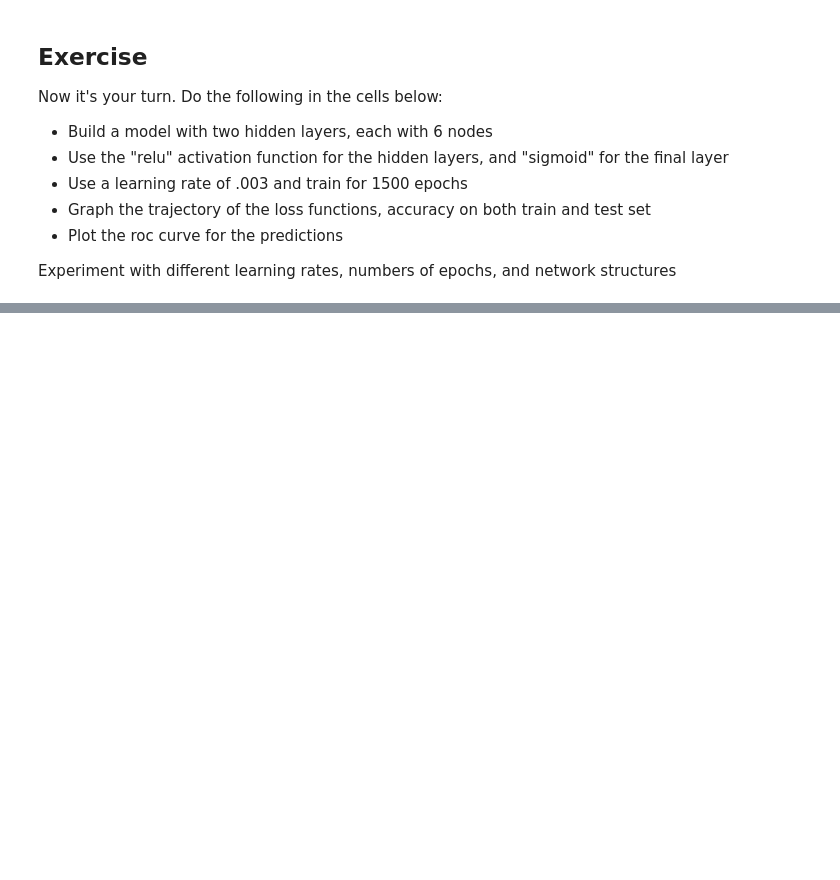
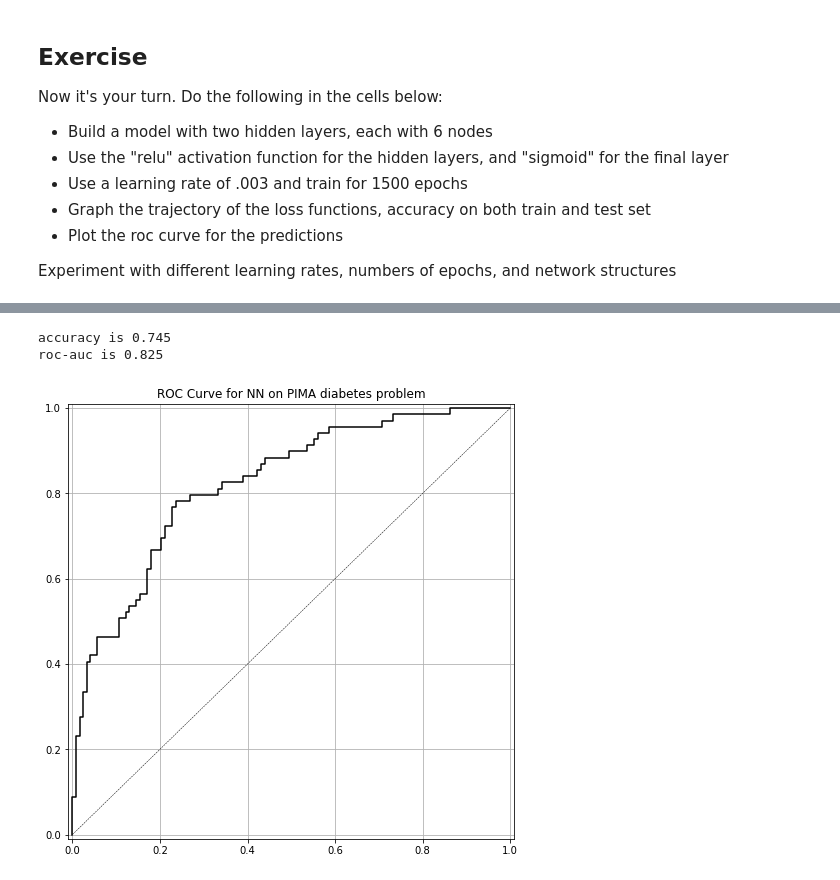
Before and after one commit to viniciusfdev/artificialInteligence, a Jupyter notebook: neuralNetwork/Keras_First_NN_HW.ipynb, the cells around one changed output, grey strips where cells are left out. Cells and saved outputs as stored; diff of their text form; code cells hidden in the pictures; blank space fills up the shorter version.

```diff
--- a/neuralNetwork/Keras_First_NN_HW.ipynb
+++ b/neuralNetwork/Keras_First_NN_HW.ipynb
@@ -300,3 +303,17 @@ Now it's your turn.  Do the following in the cells below:
 - Plot the roc curve for the predictions
 
 Experiment with different learning rates, numbers of epochs, and network structures
+# %%
+# Build a model with two hidden layers, each with 6 nodes
+# Use the "relu" activation function for the hidden layers, and "sigmoid" for the final layer
+
+model_2 = Sequential([
+    Dense(8, input_shape=(8,), activation="relu"),
+    Dense(8, activation="relu"),
+    Dense(1, activation="sigmoid")
+])
+# %%
+# Use a learning rate of .003 and train for 1500 epochs
+
+model_2.compile(SGD(lr = .003), "binary_crossentropy", metrics=["accuracy"])
+run_hist_2 = model_2.fit(X_train_norm, y_train, validation_data=(X_test_norm, y_test), epochs=2000)
@@ -302,0 +338,14 @@ Experiment with different learning rates, numbers of epochs, and network structu
+# %%
+y_pred_class_nn_2 = model_2.predict_classes(X_test_norm)
+y_pred_prob_nn_2 = model_2.predict(X_test_norm)
+# %%
+# Plot the roc curve for the predictions
+# Print model performance and plot the roc curve
+print('accuracy is {:.3f}'.format(accuracy_score(y_test,y_pred_class_nn_2)))
+print('roc-auc is {:.3f}'.format(roc_auc_score(y_test,y_pred_prob_nn_2)))
+
+plot_roc(y_test, y_pred_prob_nn_2, 'NN')
+# %% [output]
+accuracy is 0.745
+roc-auc is 0.825
+[figure, added]
```
Also changed, not shown: parts of 18 cells of this notebook.
